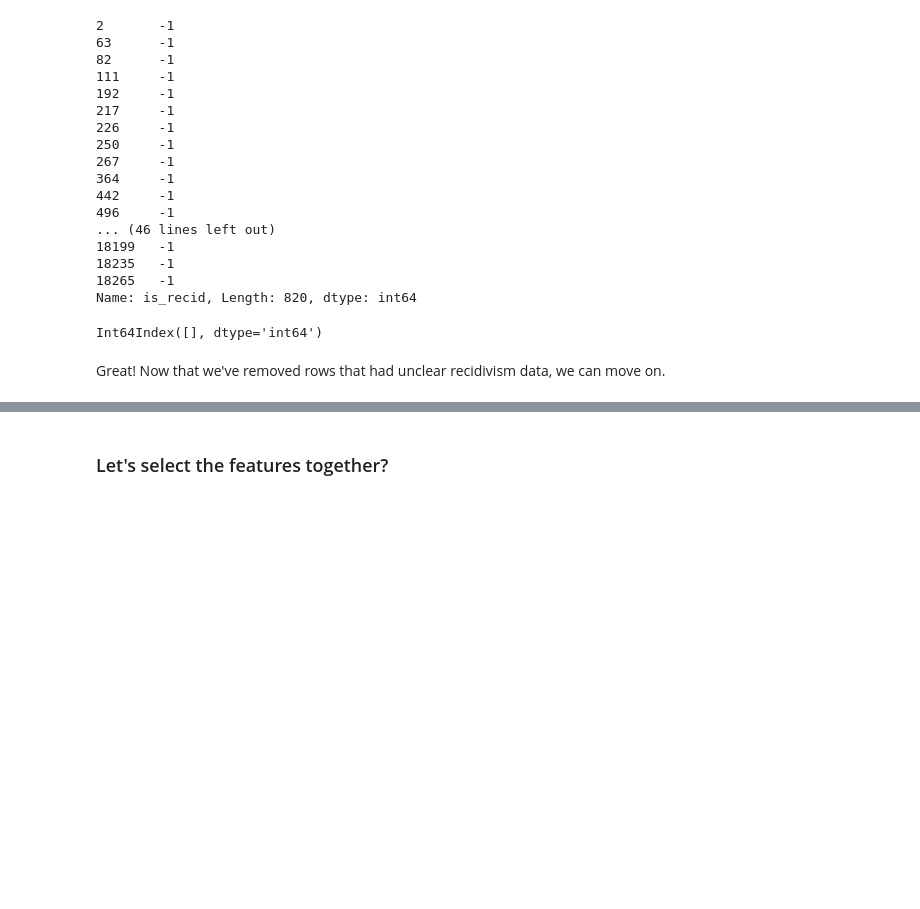
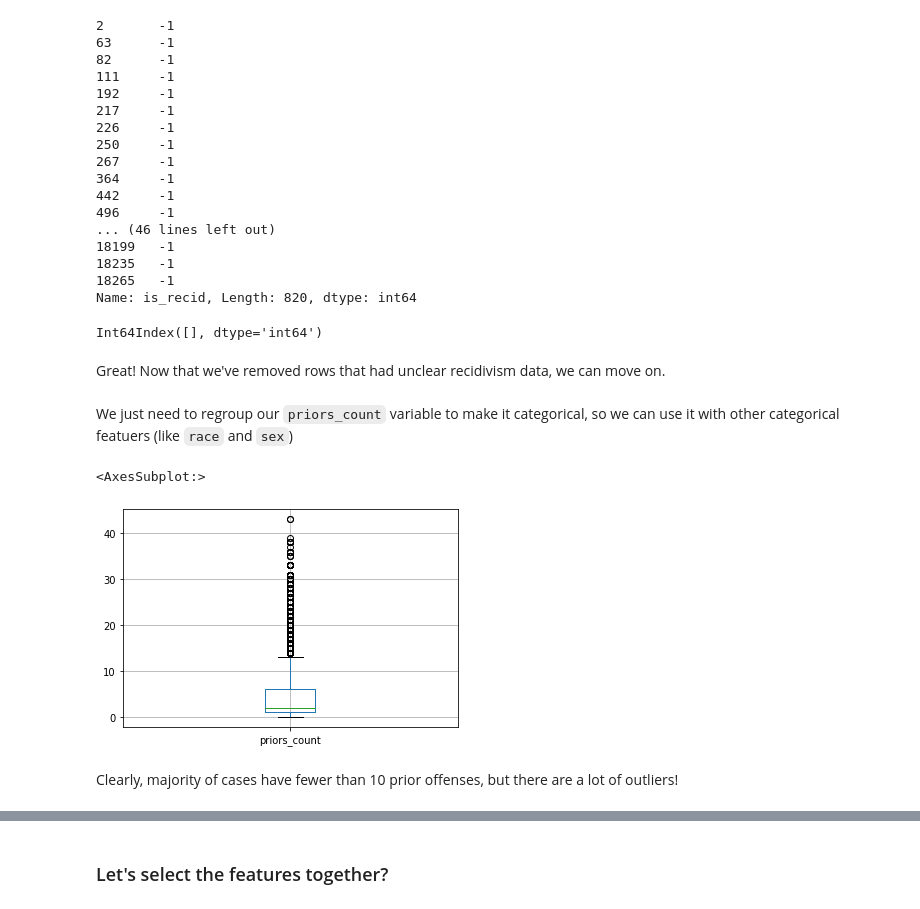
Before and after one commit to vbursztyn/hcml-fairml-curriculum, a Jupyter notebook: Step by step organization.ipynb, the cells around one changed output, grey strips where cells are left out. Drawn from its saved outputs; the diff is of its cells as text; code cells hidden in the pictures; blank space fills up the shorter version.

Commit message:
add binning of priors_count variable, include it in DT features

```diff
--- a/Step by step organization.ipynb
+++ b/Step by step organization.ipynb
@@ -236,3 +237,15 @@ df_compas_violent_filt[df_compas_violent_filt['is_recid'] == -1].index
 Int64Index([], dtype='int64')
 # %% [markdown]
 Great! Now that we've removed rows that had unclear recidivism data, we can move on.
+# %% [markdown]
+We just need to regroup our `priors_count` variable to make it categorical, so we can use it with other categorical featuers (like `race` and `sex`)
+# %%
+# now, we need to bin the `priors_count` variable to make it categorical
+# with a Box and Whisker plot, we can assess how the data are distributed
+plot, plt_stats = df_compas_violent_filt.boxplot("priors_count", grid=True, return_type="both")
+plot
+# %% [output]
+<AxesSubplot:>
+[figure, added]
+# %% [markdown]
+Clearly, majority of cases have fewer than 10 prior offenses, but there are a lot of outliers!
```
Also changed, not shown: parts of 19 cells of this notebook.
